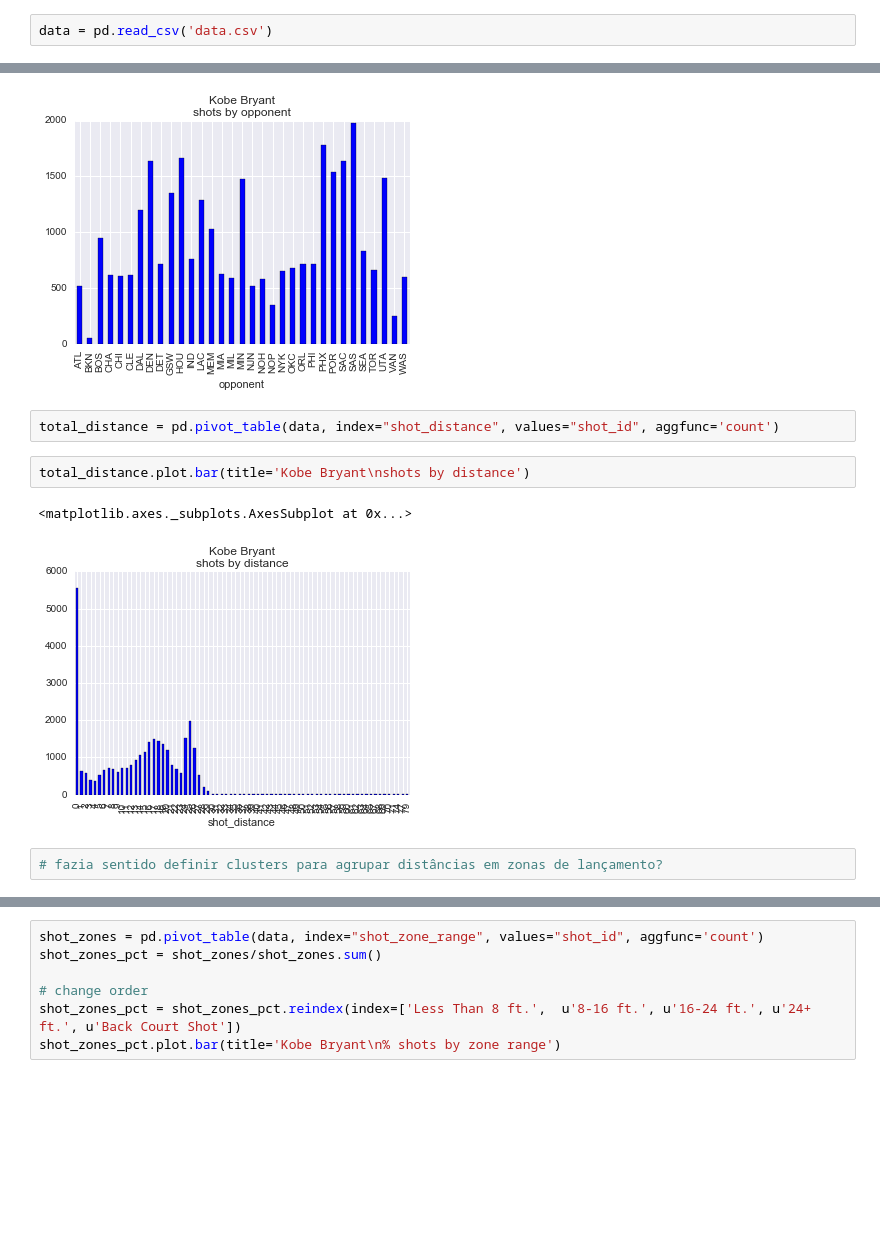
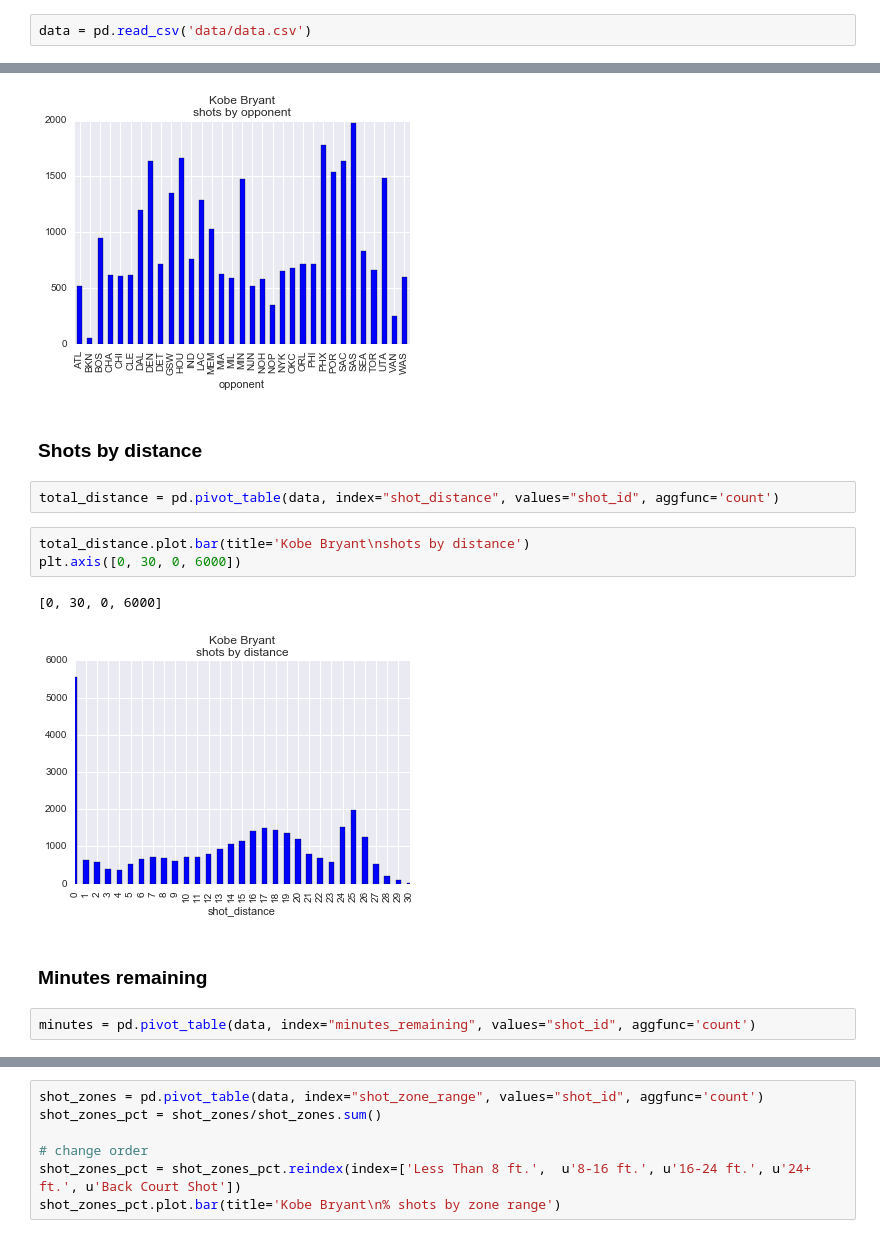
Before and after one commit to joaopcoelho/kobe-shots, a Jupyter notebook: kobe.ipynb, the cells around one changed output, grey strips where cells are left out. Cells and saved outputs as stored; diff of their text form; blank space fills up the shorter version.

Commit message:
- Notebook cleaning and exploring features (minutes remaining and seconds remaining)

```diff
--- a/kobe.ipynb
+++ b/kobe.ipynb
@@ -8,4 +8,4 @@ import seaborn as sns
 
 %matplotlib inline
 # %%
-data = pd.read_csv('data.csv')
+data = pd.read_csv('data/data.csv')
@@ -78,12 +70,17 @@ total_shots.plot.bar(title='Kobe Bryant\nshots by opponent')
 # %% [output]
 <matplotlib.axes._subplots.AxesSubplot at 0x...>
 [figure]
+# %% [markdown]
+### Shots by distance
 # %%
 total_distance = pd.pivot_table(data, index="shot_distance", values="shot_id", aggfunc='count')
 # %%
 total_distance.plot.bar(title='Kobe Bryant\nshots by distance')
+plt.axis([0, 30, 0, 6000])
 # %% [output]
-<matplotlib.axes._subplots.AxesSubplot at 0x...>
+[0, 30, 0, 6000]
-[figure, old version]
+[figure, new version]
-# %%
-# fazia sentido definir clusters para agrupar distâncias em zonas de lançamento?
+# %% [markdown]
+### Minutes remaining
+# %%
+minutes = pd.pivot_table(data, index="minutes_remaining", values="shot_id", aggfunc='count')
```
Also changed, not shown: parts of 21 cells of this notebook.
